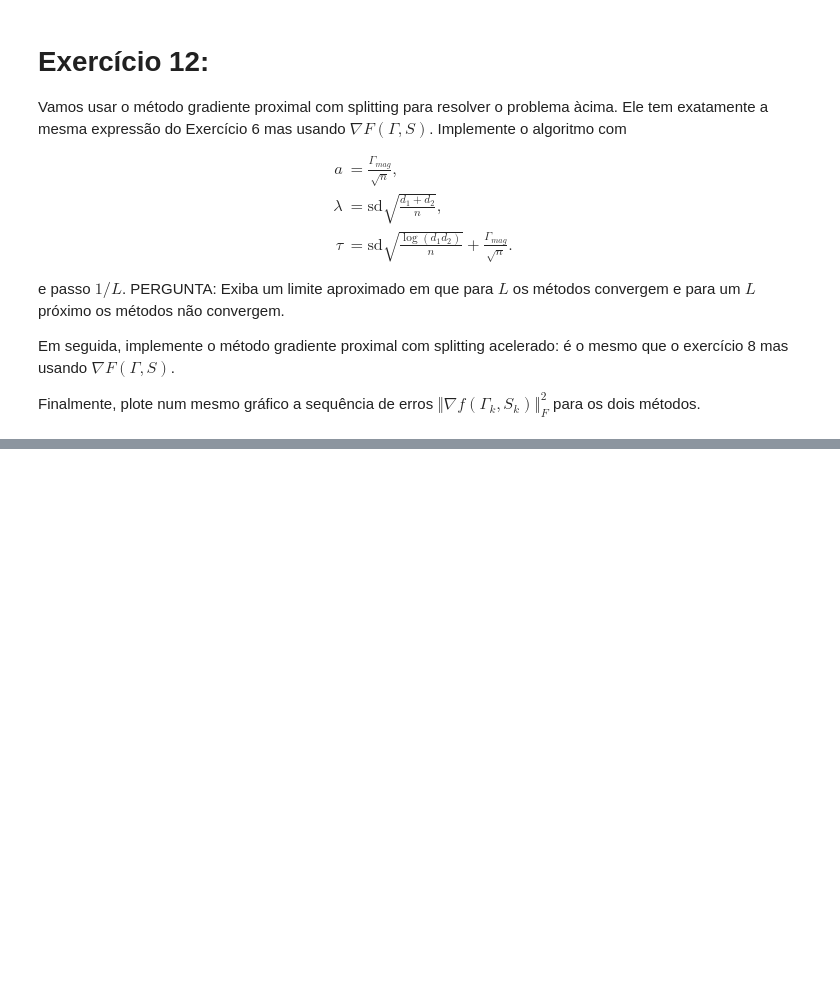
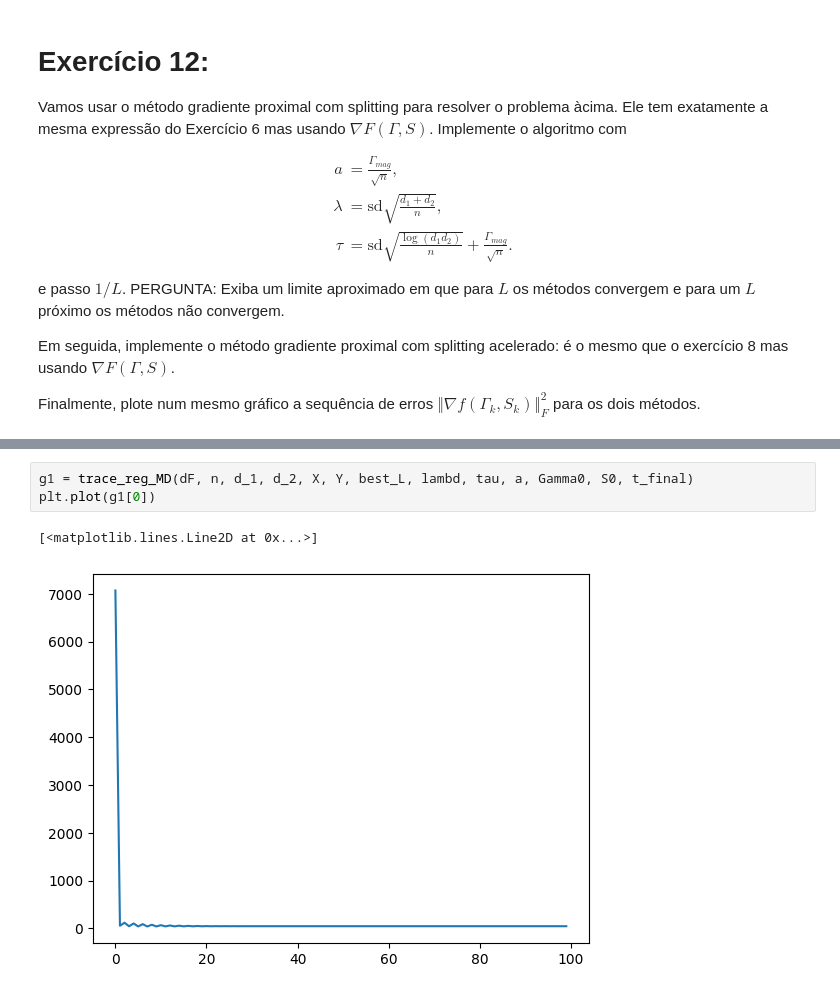
Before and after one commit to PedroPHC25/Otimizacao_Projetos, a Jupyter notebook: additive_matrix_decomposition.ipynb, the cells around one changed output, grey strips where cells are left out. Drawn from its saved outputs; the diff is of its cells as text; blank space fills up the shorter version.

```diff
--- a/additive_matrix_decomposition.ipynb
+++ b/additive_matrix_decomposition.ipynb
@@ -534,0 +619,6 @@ Finalmente, plote num mesmo gráfico a sequência de erros $\Vert\nabla f(\Gamma
+# %%
+g1 = trace_reg_MD(dF, n, d_1, d_2, X, Y, best_L, lambd, tau, a, Gamma0, S0, t_final)
+plt.plot(g1[0])
+# %% [output]
+[<matplotlib.lines.Line2D at 0x...>]
+[figure, added]
```
Also changed, not shown: parts of 15 cells of this notebook.
